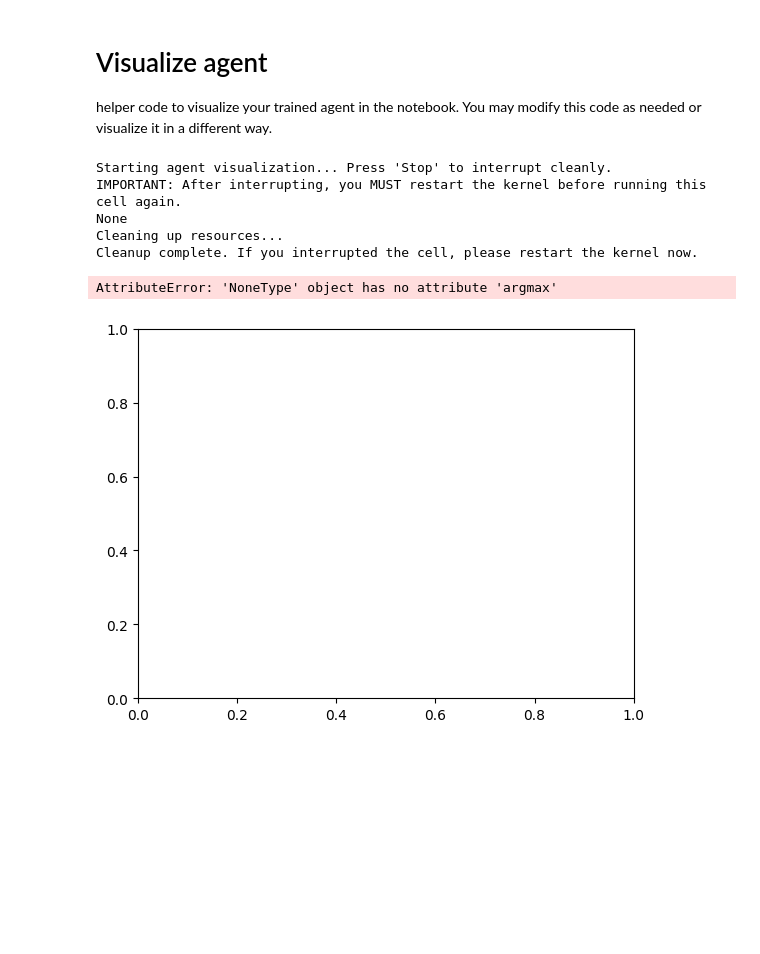
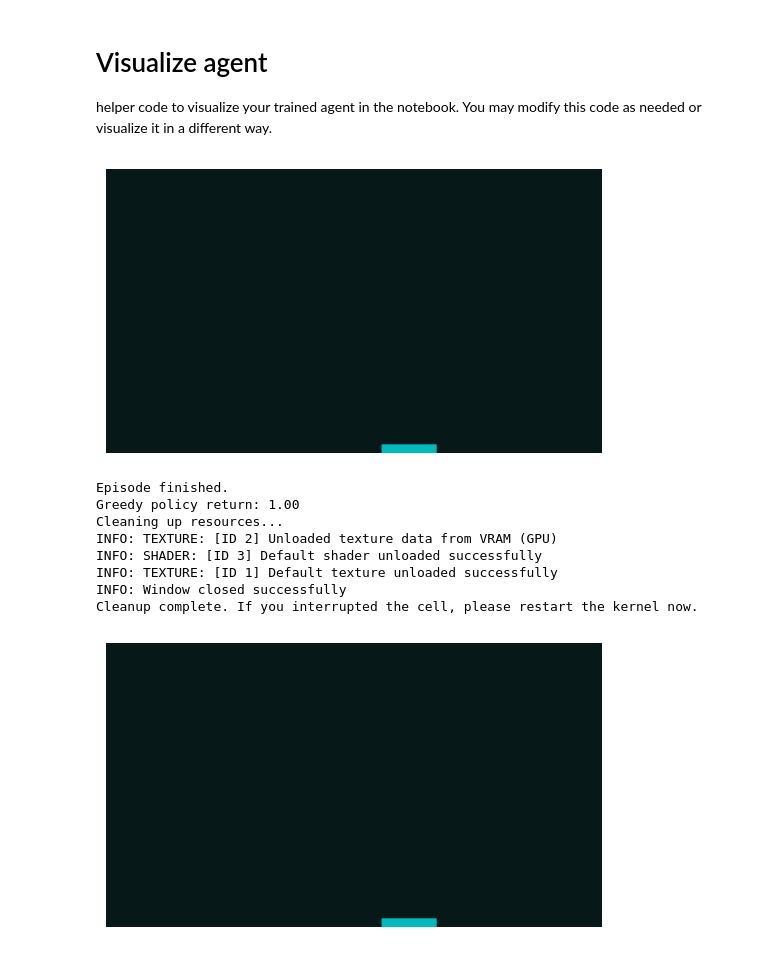
Before and after one commit to AlexanderVanOyen/RL, a Jupyter notebook: Assignment_1_DQN.ipynb, the cells around one changed output. Cells and saved outputs as stored; diff of their text form; code cells hidden in the pictures; blank space fills up the shorter version.

```diff
--- a/Assignment_1_DQN.ipynb
+++ b/Assignment_1_DQN.ipynb
@@ -718,10 +726,11 @@ for stage_env_name in cfg.curriculum:
         epsilon = epsilon_by_step(total_steps, cfg)
         action = select_action(q_net, obs, epsilon, env)
         next_obs, reward, terminated, truncated, info = env.step(action)
-        done = terminated or truncated
         reward = process_reward(reward, cfg)
-        replay.push(obs, action, reward, next_obs, done)
-        obs = next_obs
+        reward = float(np.asarray(reward).reshape(-1)[0])
+        done = bool(np.asarray(terminated).reshape(-1)[0] or np.asarray(truncated).reshape(-1)[0])
+        replay.push(obs.copy(), int(action), reward, next_obs.copy(), done)
+        obs = next_obs.copy()
         ep_reward += reward
         ep_steps += 1
         total_steps += 1
@@ -956,7 +957,7 @@ def first_obs(x):
 
 # This is your agent's decision-making function, it's perfect as is.
 def policy_net(st):
-    pass
+    return q_net(st)
 
 
 @torch.no_grad()
@@ -972,7 +973,9 @@ try:
     vdisplay.start()
 
     os.chdir(pufferlib_dir)
-    env = breakout.Breakout(num_envs=1, render_mode='human', seed=seed)
+    # env = breakout.Breakout(num_envs=1, render_mode='human', seed=seed)
+    # env = cartpole.Cartpole(num_envs=1, render_mode='human', seed=seed)
+    env = squared.Squared(num_envs=1, render_mode='human', seed=seed)
 
     fig, ax = plt.subplots(1)
 
@@ -988,6 +991,7 @@ try:
         # The inner 'try...except' for clean interruption
         try:
             # Get action from your policy instead of random
+            q_net = build_q_network(env, cfg).to(DEVICE)
             a = greedy_action(state)
 
             # Step the environment
@@ -998,7 +1002,7 @@ try:
             env.render()
 
             # 2. Grab a cropped screenshot of the virtual display
-            frame = ImageGrab.grab(bbox=bbox, backend='scrot')
+            frame = ImageGrab.grab(bbox=bbox)
 
             # 3. Display the screenshot in the notebook
             clear_output(wait=True)
@@ -1010,40 +1014,43 @@ try:
             # --- End of Visualization Pipeline ---
 
             # Continue with your agent's logic
             state = first_obs(obs).astype(np.float32)
             episode_return += float(first_obs(reward))
             done = bool(first_obs(term)) or bool(first_obs(trunc))
             if done:
                 print("Episode finished.")
                 break
 
         except KeyboardInterrupt:
             print("\n\nInterrupted by user. The kernel is now in an unstable state and must be restarted.")
             break
 
     print(f'Greedy policy return: {episode_return:.2f}')
 
 finally:
     # This block is ALWAYS executed, ensuring a safe shutdown.
     print("Cleaning up resources...")
     os.chdir(original_dir)
 
     if env is not None:
         env.close()
 
     time.sleep(0.5)
 
     if vdisplay is not None:
         vdisplay.stop()
     print("Cleanup complete. If you interrupted the cell, please restart the kernel now.")
 # %% [output]
+[figure, new version]
-Starting agent visualization... Press 'Stop' to interrupt cleanly.
-IMPORTANT: After interrupting, you MUST restart the kernel before running this cell again.
-None
+Episode finished.
+Greedy policy return: 1.00
 Cleaning up resources...
+INFO: TEXTURE: [ID 2] Unloaded texture data from VRAM (GPU)
+INFO: SHADER: [ID 3] Default shader unloaded successfully
+INFO: TEXTURE: [ID 1] Default texture unloaded successfully
+INFO: Window closed successfully
 Cleanup complete. If you interrupted the cell, please restart the kernel now.
-AttributeError: 'NoneType' object has no attribute 'argmax'
-[figure, old version]
+[figure, added]
 # %%
 def save_checkpoint(path, q_net, optimizer, cfg: Config, stage_name: str):
     torch.save({
```
Also changed, not shown: parts of 4 cells of this notebook.
